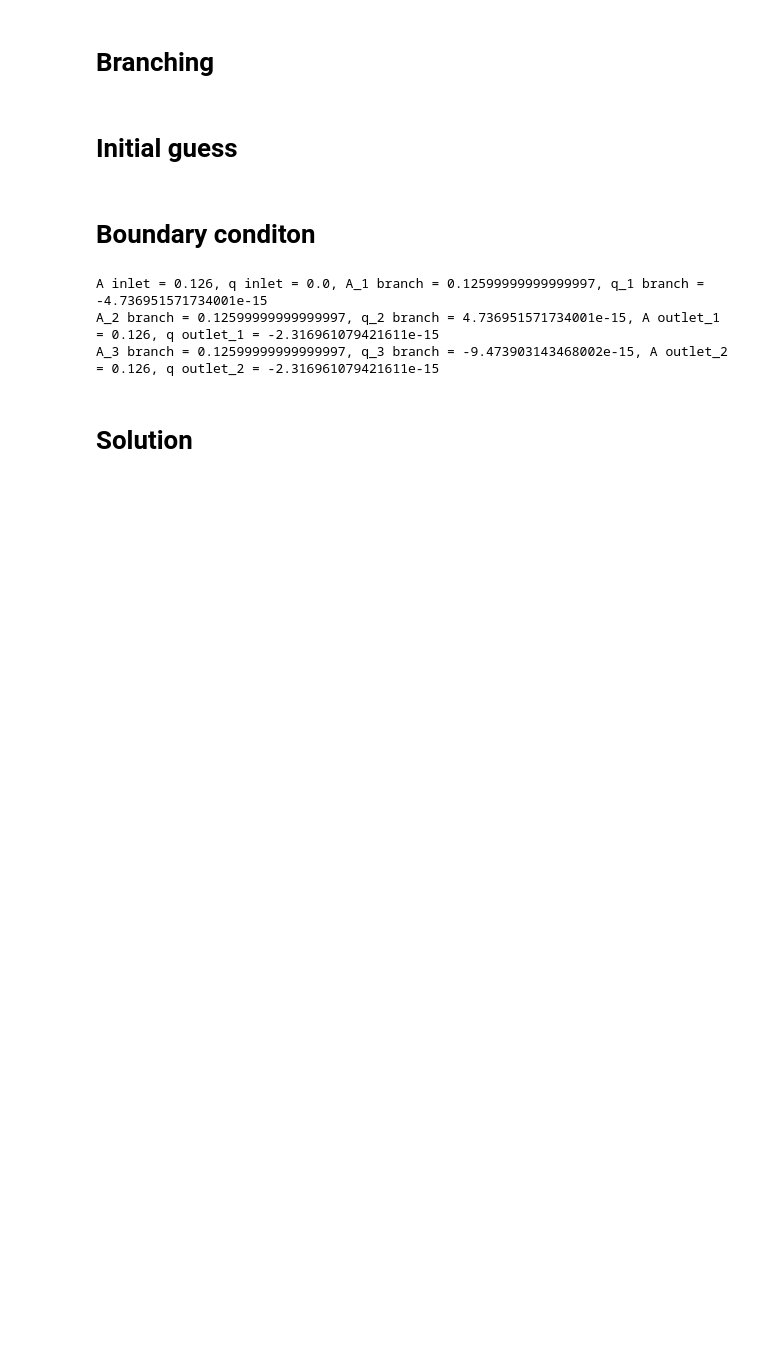
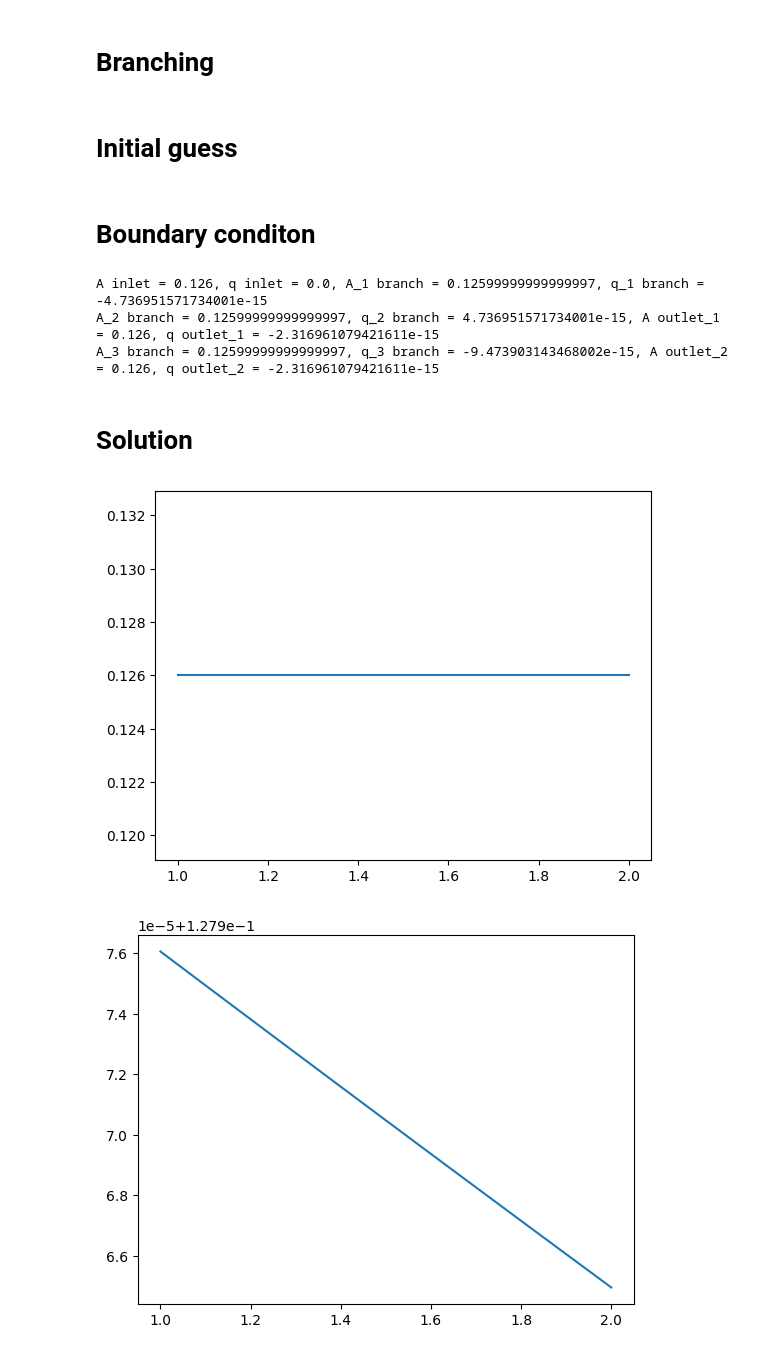
Before and after one commit to Riky2014/Tesi, a Jupyter notebook: 1d_hemo_solver_branch.ipynb, the cells around one changed output. Saved outputs shown, nothing was run; the diff lists cells and outputs as text; code cells hidden in the pictures; blank space fills up the shorter version.

Commit message:
Plot after a full simulation

```diff
--- a/1d_hemo_solver_branch.ipynb
+++ b/1d_hemo_solver_branch.ipynb
@@ -368,32 +368,35 @@ for n in tqdm(range(round(num_steps))):
   # Solve the problem
   uh_1 = local_branch_solution(bc_1, V_1, Ah_old_1, qh_old_1, A0_1, beta_1)
   uh_2 = local_branch_solution(bc_2, V_2, Ah_old_2, qh_old_2, A0_2, beta_2)
   uh_3 = local_branch_solution(bc_3, V_3, Ah_old_3, qh_old_3, A0_3, beta_3)
 
   Ah_1, qh_1 = uh_1.split(deepcopy = True)
   Ah_2, qh_2 = uh_2.split(deepcopy = True)
   Ah_3, qh_3 = uh_3.split(deepcopy = True)
 
   # Update previous solution
   Ah_old_1.assign(Ah_1)
   qh_old_1.assign(qh_1)
   Ah_old_2.assign(Ah_2)
   qh_old_2.assign(qh_2)
   Ah_old_3.assign(Ah_3)
   qh_old_3.assign(qh_3)
 
   # Update bc
-  A_inlet = A0_1 + 0.01 * sin(2 * pi * t)
+  A_inlet = A0_1 + 0.01 * t
   q_inlet = inlet_bc(Ah_1, qh_1, A0_1, beta_1, uh_1.dx(0), V_der_1, x_inlet)
 
   A_outlet_1, q_outlet_1 = outlet_bc(Ah_2, qh_2, A0_2, beta_2, uh_2.dx(0), V_der_2, x_outlet_1)
   A_outlet_2, q_outlet_2 = outlet_bc(Ah_3, qh_3, A0_3, beta_3, uh_3.dx(0), V_der_3, x_outlet_2)
 
   A_branch_1, A_branch_2, A_branch_3, q_branch_1, q_branch_2, q_branch_3, err, iter = compute_branch_value(Ah_1, Ah_2, Ah_3, qh_1, qh_2, qh_3, uh_1, uh_2, uh_3, x_branch, 1e-5)
 
   bc_1, bc_2, bc_3 = update_bc(A_inlet, q_inlet, A_outlet_1, q_outlet_1, A_outlet_2, q_outlet_2, A_branch_1, A_branch_2, A_branch_3, q_branch_1, q_branch_2, q_branch_3)
 
-  if(n % 100 == 0):
+  if(n % 10000 == 0):
     plot(Ah_2)
     plt.show()
     #print(f'At step {n} took {iter} iteration to impose the branching condition')
+# %% [output]
+[figure, added]
+[figure, added]
```
Also changed, not shown: parts of 4 cells of this notebook.
